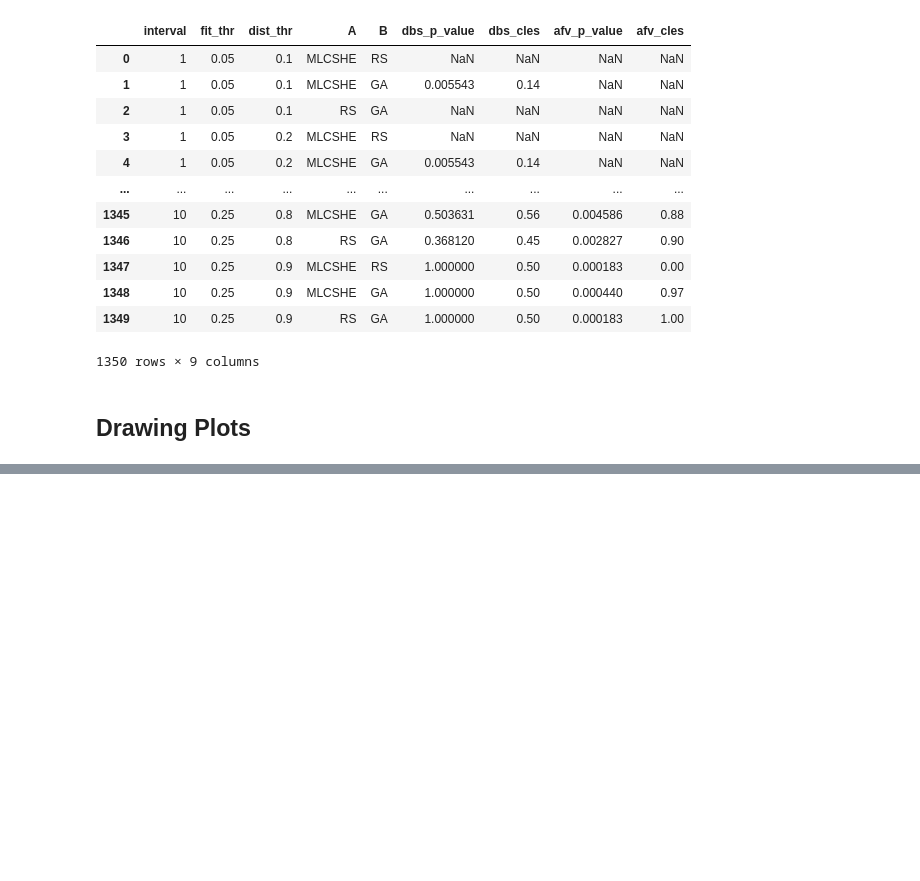
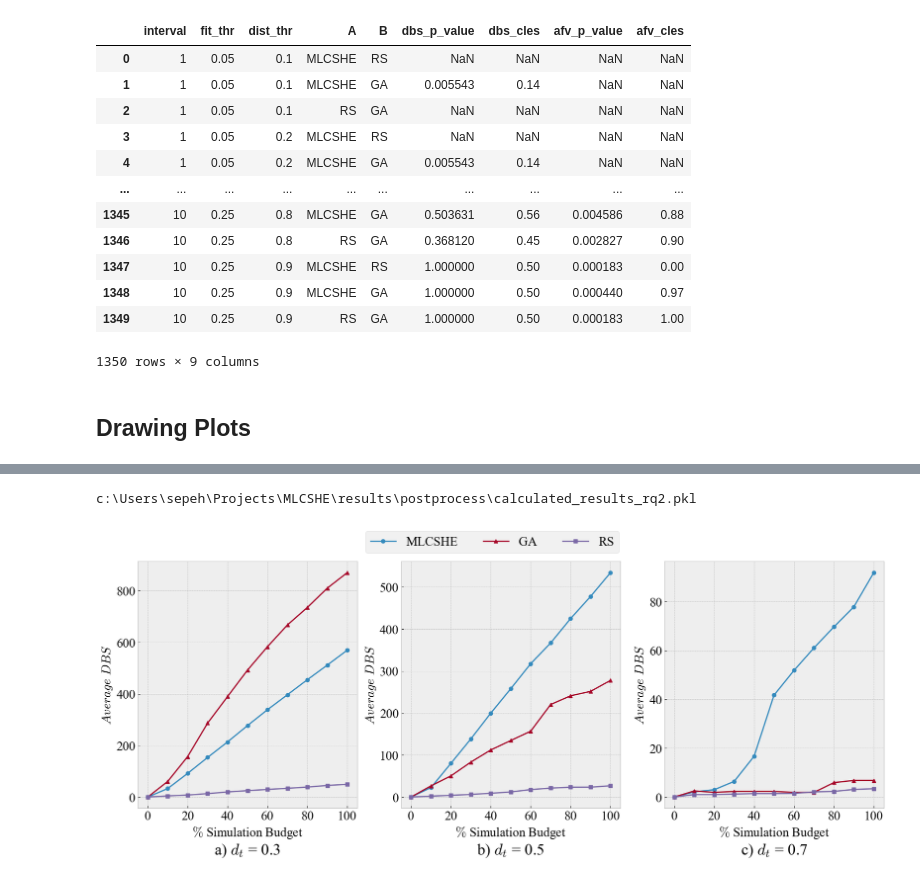
Before and after one commit to SepShr/MLCSHE, a Jupyter notebook: postprocess.ipynb, the cells around one changed output, grey strips where cells are left out. Saved outputs shown, nothing was run; the diff lists cells and outputs as text; code cells hidden in the pictures; blank space fills up the shorter version.

```diff
--- a/postprocess.ipynb
+++ b/postprocess.ipynb
@@ -913,0 +915,68 @@ c:\Users\sepeh\Projects\MLCSHE\results\postprocess\calculated_results_rq2.pkl
+# %%
+import string
+plt.rcParams.update({'font.size': 20})
+# Draw progression plot for metrics given a method, fitness threshold, and distance threshold
+def draw_3_progression_plots(data:pd.DataFrame, methods:list, fit_thr:float, dist_thr:list, metric:str, save_fig:bool = False , dest_folder: str = 'diagrams', markers=['o', '^', 's', 'd', '^', 'x', '*']):
+    """Get the list of metric values for different methods, a given fitness threshold,
+    and given distance threshold and draw a progression plot for them.
+    The progression plot is a line plot where the x-axis is the number
+    of intervals and the y-axis is the metric value.
+    The progresion plot fills the area around the line plot with the standard deviation."""
+    assert metric in ['dbs', 'afv'], 'metric must be either dbs or afv'
+    assert len(methods) > 0, 'methods must be a non-empty list'
+    assert fit_thr in FITNESS_THRESHOLDS, f'fit_thr must be {FITNESS_THRESHOLDS}'
+
+    fig = plt.figure(num=1, clear=True, figsize=(21, 7))
+    xticks_step = 100 / NUM_INTERVALS
+    # xticks = np.arange(xticks_step, 100 + xticks_step, xticks_step)
+    x_values = np.arange(0, 100 + xticks_step, xticks_step)
+    x_values = np.array(x_values, dtype=int)
+    for i, dist in enumerate(dist_thr):
+        # ax = fig.add_subplot(1, 3, i + 1, sharey=ax if i > 0 else None)
+        ax = fig.add_subplot(1, 3, i + 1)
+        for method, marker in zip(methods, markers):
+            values_per_method = data[(data.method == method) & (data.fit_thr == fit_thr) & (data.dist_thr == dist)][f'{metric}_mean']
+            values_per_method = [0.0] + [item for item in values_per_method]
+            std_per_method = data[(data.method == method) & (data.fit_thr == fit_thr) & (data.dist_thr == dist)][f'{metric}_95_ci']
+            std_per_method = [0.0] + [item for item in std_per_method]
+            ax.plot(x_values, values_per_method, label=method, marker=marker)
+            # ax.fill_between(xticks, np.array(values_per_method) - np.array(std_per_method), np.array(values_per_method) + np.array(std_per_method), alpha=0.2)
+        # ax.set_xticks(xticks)
+        # ax.set_xticklabels(xticks)
+        ax.set_ylabel(f'$Average~{metric.upper()}$', fontsize=20)
+        ax.set_xlabel('$\%$ Simulation Budget', fontsize=20)
+        # ax.set_title(f'$d_t$ = {dist}', fontsize=20)
+        ax.text(0.5, -0.17, f'{string.ascii_lowercase[i]}) $d_t$ = {dist}', fontsize=25, transform=ax.transAxes, ha='center', va='center')
+    handles, labels = ax.get_legend_handles_labels()
+    fig.legend(handles, labels, loc='upper center', ncol=len(methods), fontsize=20)
+    if save_fig:
+        dest_dir = RESULTS_DIR.joinpath(dest_folder)
+        dest_dir.mkdir(parents=True, exist_ok=True)
+        # save png
+        fig.savefig(dest_dir.joinpath(f'3_progression_plots_{metric}_max_fit_{fit_thr}.png'), dpi=300, bbox_inches='tight')
+        # save pdf
+        fig.savefig(dest_dir.joinpath(f'3_progression_plots_{metric}_max_fit_{fit_thr}.pdf'), bbox_inches='tight')
+
+
+# load the calculated results
+calculated_results_file_rq2 = RESULTS_DIR.joinpath('calculated_results_rq2.pkl')
+print(calculated_results_file_rq2)
+with open(calculated_results_file_rq2, 'rb') as f:
+    calculated_results_df_rq2 = pd.read_pickle(f)
+
+# Draw progression plot for dbs at different fitness thresholds and distance thresholds
+for metric in ['dbs']:
+    for fit_thr in FITNESS_THRESHOLDS:
+        draw_3_progression_plots(
+            data=calculated_results_df_rq2,
+            methods=['MLCSHE', 'GA', 'RS'],
+            fit_thr=fit_thr,
+            dist_thr= [0.3, 0.5, 0.7],
+            metric=metric,
+            save_fig=True
+        )
+
+plt.rcParams.update({'font.size': 14})
+# %% [output]
+c:\Users\sepeh\Projects\MLCSHE\results\postprocess\calculated_results_rq2.pkl
+[figure, added]
```
Also changed, not shown: parts of 2 cells of this notebook.
